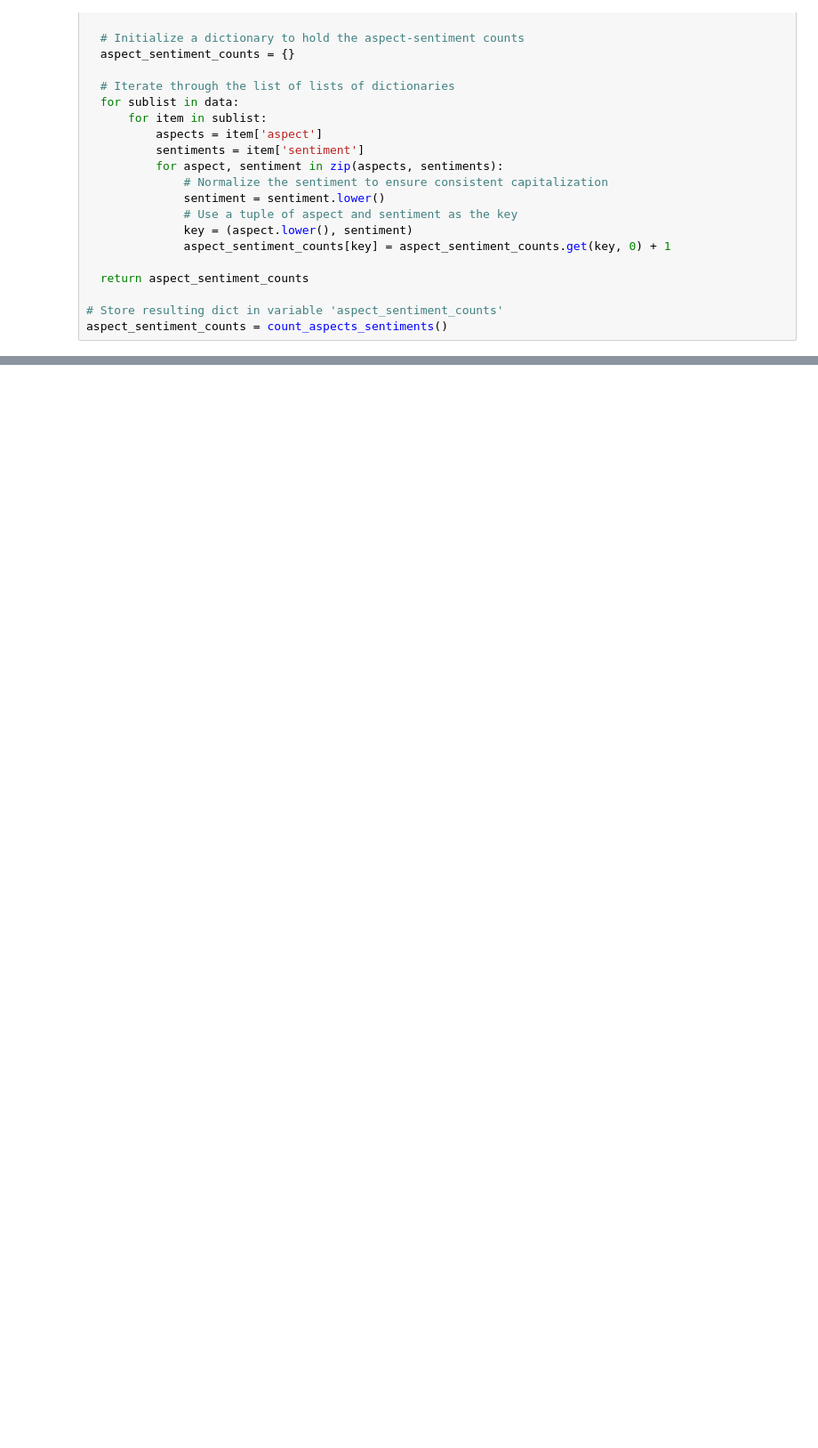
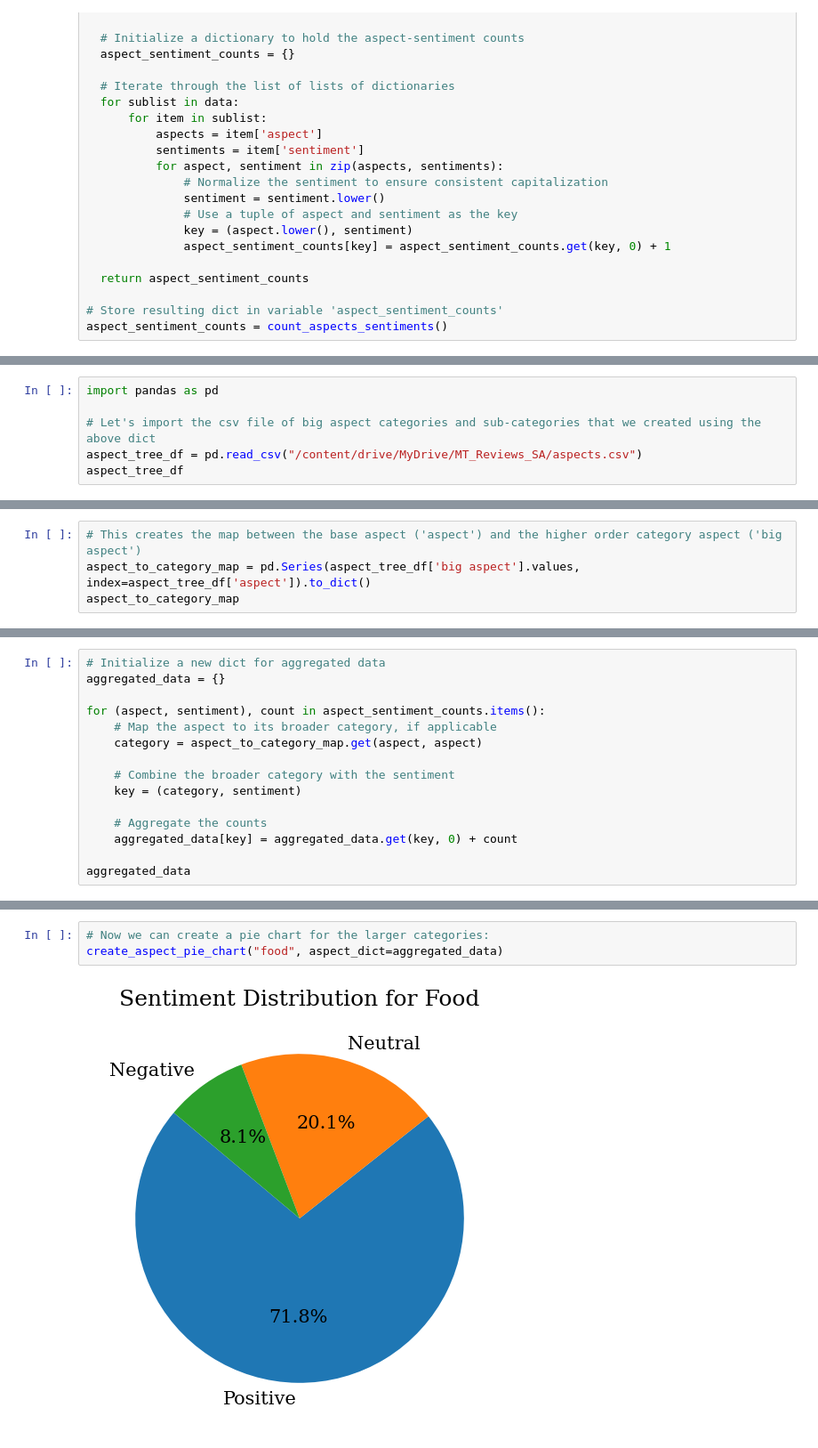
Before and after one commit to cyborgrob/MT_Reviews_SA, a Jupyter notebook: MT_Sentiment_Analysis.ipynb, the cells around one changed output, grey strips where cells are left out. Shown at 89% size. Cells and saved outputs as stored; diff of their text form; blank space fills up the shorter version.

```diff
--- a/MT_Sentiment_Analysis.ipynb
+++ b/MT_Sentiment_Analysis.ipynb
@@ -837,0 +888,6 @@ Now we have a dict of the things most commonly driving sentiment, whether that s
+# %%
+import pandas as pd
+
+# Let's import the csv file of big aspect categories and sub-categories that we created using the above dict
+aspect_tree_df = pd.read_csv("/content/drive/MyDrive/MT_Reviews_SA/aspects.csv")
+aspect_tree_df
@@ -837,0 +910,4 @@ Now we have a dict of the things most commonly driving sentiment, whether that s
+# %%
+# This creates the map between the base aspect ('aspect') and the higher order category aspect ('big aspect')
+aspect_to_category_map = pd.Series(aspect_tree_df['big aspect'].values, index=aspect_tree_df['aspect']).to_dict()
+aspect_to_category_map
@@ -837,0 +932,15 @@ Now we have a dict of the things most commonly driving sentiment, whether that s
+# %%
+# Initialize a new dict for aggregated data
+aggregated_data = {}
+
+for (aspect, sentiment), count in aspect_sentiment_counts.items():
+    # Map the aspect to its broader category, if applicable
+    category = aspect_to_category_map.get(aspect, aspect)
+
+    # Combine the broader category with the sentiment
+    key = (category, sentiment)
+
+    # Aggregate the counts
+    aggregated_data[key] = aggregated_data.get(key, 0) + count
+
+aggregated_data
@@ -837,0 +965,5 @@ Now we have a dict of the things most commonly driving sentiment, whether that s
+# %%
+# Now we can create a pie chart for the larger categories:
+create_aspect_pie_chart("food", aspect_dict=aggregated_data)
+# %% [output]
+[figure, added]
```
Also changed, not shown: parts of 9 cells of this notebook.
